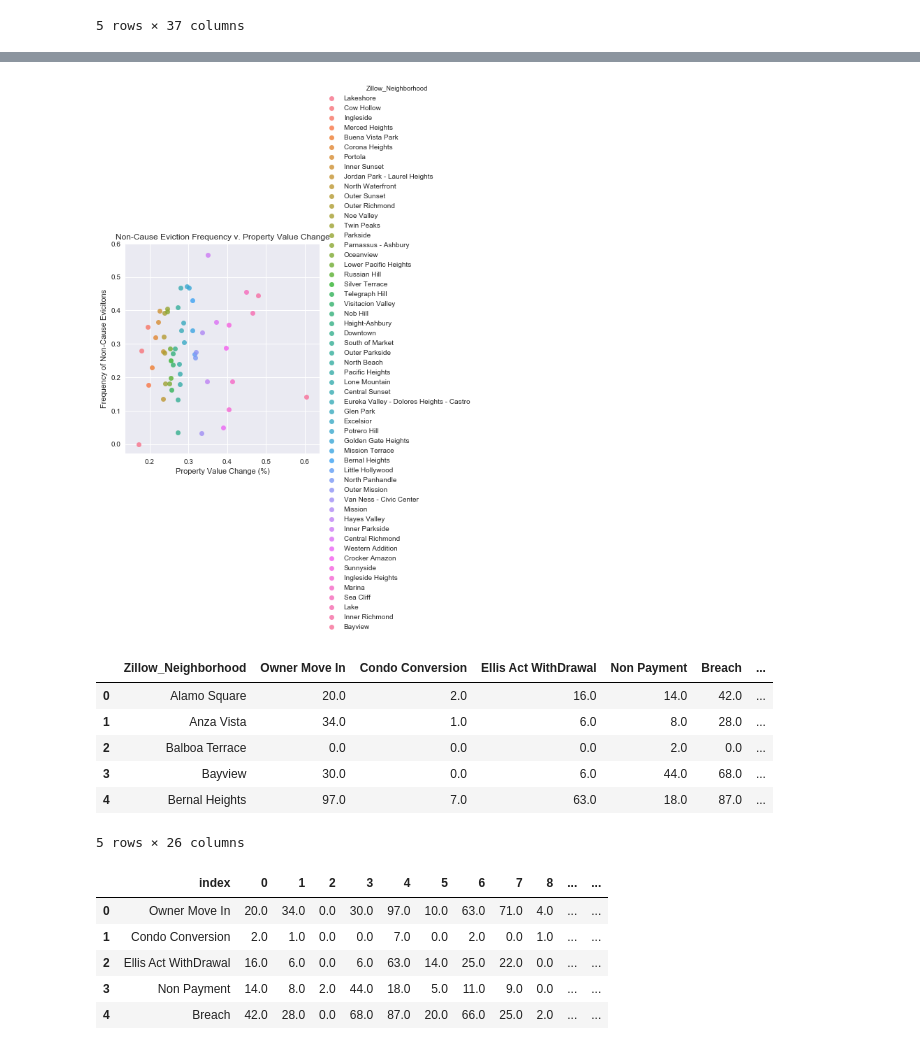
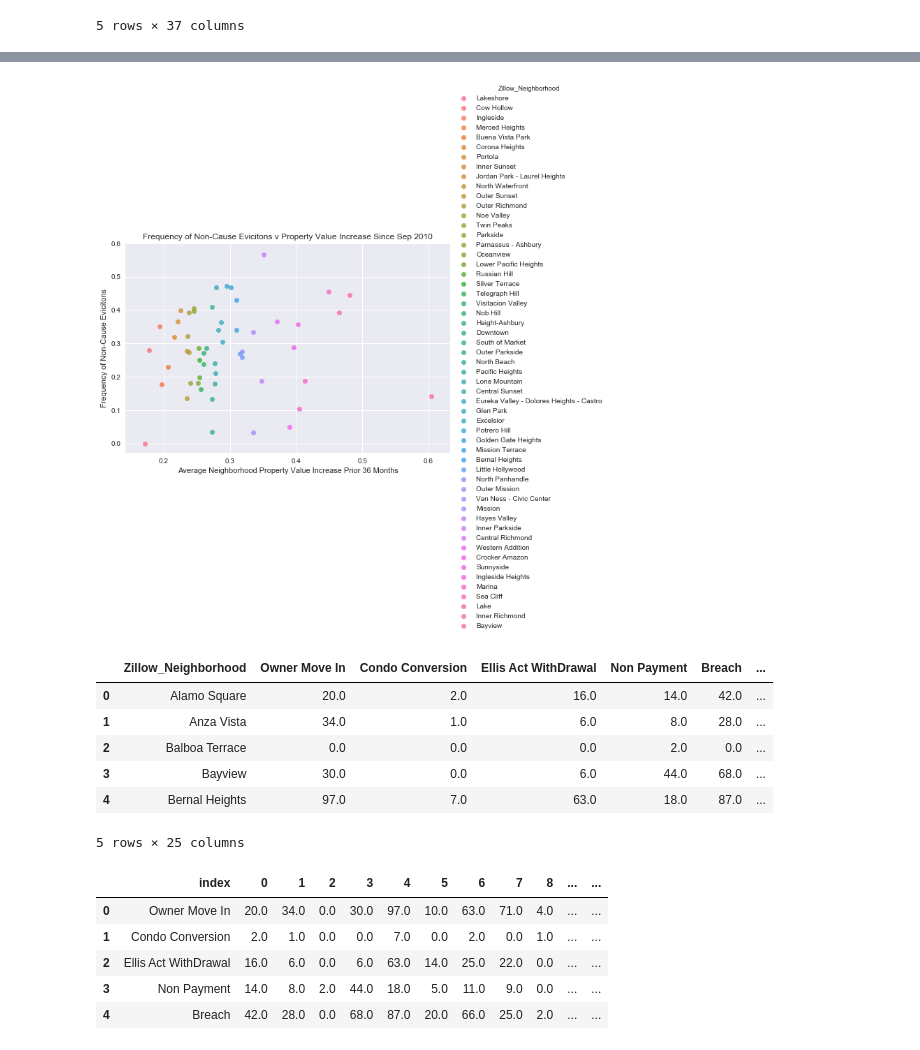
Before and after one commit to Jkremr/evictions-home-values, a Jupyter notebook: evictions-home-values.ipynb, the cells around one changed output, grey strips where cells are left out. Saved outputs shown, nothing was run; the diff lists cells and outputs as text; code cells hidden in the pictures.

Commit message:
Finishing home values plot and cleaning up all plots and labels.

```diff
--- a/evictions-home-values.ipynb
+++ b/evictions-home-values.ipynb
@@ -63,0 +42,5 @@ list(df.select_dtypes(include=['bool']).columns)
+# %%
+# This is the start date: the date after which evicitons are included in the analysis, used for correct labeling.
+startdate = mindate + relativedelta(months=+lookbackperiod_mos)
+startdate = date.strftime(startdate,"%b %Y")
+startdate
@@ -67,7 +52,6 @@ non_cause_eviction_names = ['Owner Move In',
                             'Condo Conversion',
                             'Ellis Act WithDrawal',
                             'Substantial Rehab',
-                            'Lead Remediation',
                             'Development',
                            ]
 # %%
@@ -157,9 +141,6 @@ baseaggregation = {
     'Late Payments' : {
          'total_late_payment' : 'sum'
     },
-    'Lead Remediation' : {
-         'total_lead' : 'sum'
-    },
     'Development' : {
          'total_development' : 'sum'
     },
@@ -248,30 +239,30 @@ plt.show()
 # %%
 lmplot_non_cause_frequency = plot_non_cause_frequency.sort_values(by=('Z_Value_Increase'))
 
+sns.set(style="darkgrid")
 
 # Set style of scatterplot
-sns.set(style="darkgrid")
 
 # Set markers
 # markers = ['o','_','x']*18
 
 # Create scatterplot of non-cause eviciton frequency with property value increase.
-sns.lmplot('Z_Value_Increase', # Horizontal axis
-          'non_cause_frequency', # Vertical axis
-          data = lmplot_non_cause_frequency, # Data source
-          fit_reg = False, # Don't fix a regression line
-          hue = 'Zillow_Neighborhood', # Set color
-#           markers = markers
+ax = sns.lmplot('Z_Value_Increase', # Horizontal axis
+                'non_cause_frequency', # Vertical axis
+                data = lmplot_non_cause_frequency, # Data source
+                fit_reg = False, # Don't fix a regression line
+                hue = 'Zillow_Neighborhood', # Set color
+#                 markers = markers
+                aspect=1.5
           )
 
 # Set title, x-axis label, y-axis label.
-plt.title('Non-Cause Eviction Frequency v. Property Value Change')
-plt.xlabel('Property Value Change (%)')
+plt.title('Frequency of Non-Cause Evicitons v Property Value Increase Since %s' % startdate)
 plt.ylabel('Frequency of Non-Cause Evicitons')
-
+plt.xlabel('Average Neighborhood Property Value Increase Prior %s Months' % lookbackperiod_mos)
 plt.show()
 # %% [output]
-[figure, old version]
+[figure, new version]
 # %%
 groupby_hood.head()
 # %% [output]
@@ -281,7 +272,7 @@ groupby_hood.head()
 | 2 | Balboa Terrace | 0.0 | 0.0 | 0.0 | 2.0 | 0.0 | ... |
 | 3 | Bayview | 30.0 | 0.0 | 6.0 | 44.0 | 68.0 | ... |
 | 4 | Bernal Heights | 97.0 | 7.0 | 63.0 | 18.0 | 87.0 | ... |
-5 rows × 26 columns
+5 rows × 25 columns
 # %%
 eviction_types = groupby_hood.drop(['Eviction ID',
                                     'Z_2017_Value',
```
Also changed, not shown: parts of 16 cells of this notebook.
